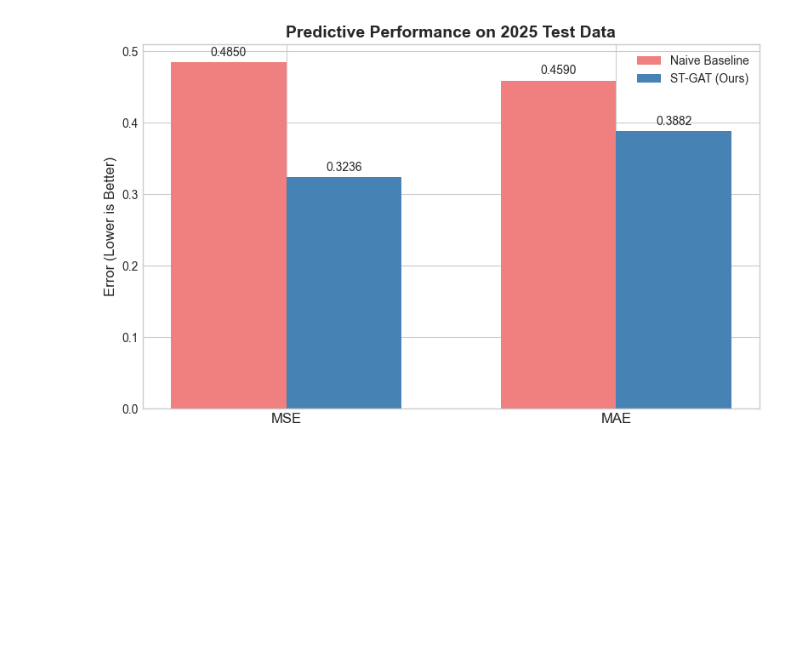
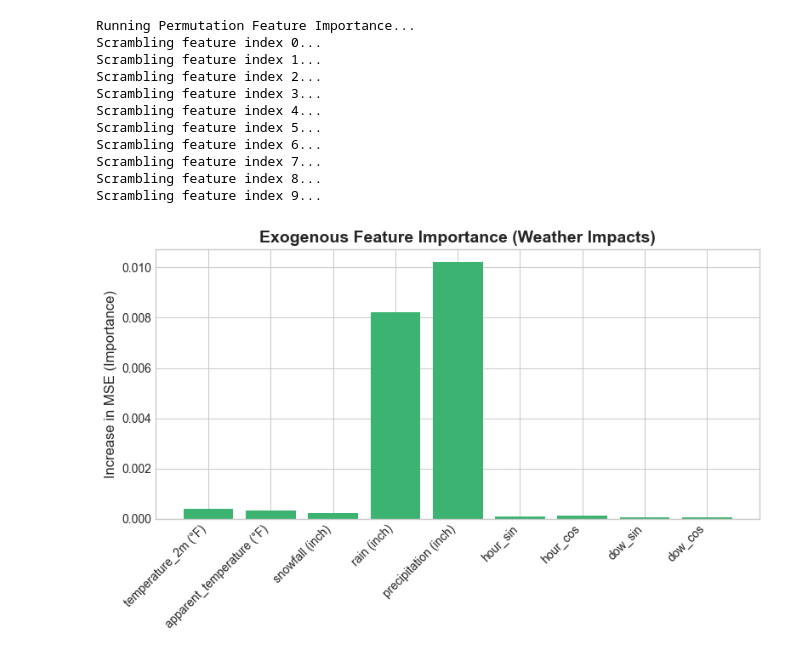
Before and after one commit to aaryakan7/NYC-Urban-Mobility-ST-GAT, a Jupyter notebook: notebooks/evaluate.ipynb, the cells around one changed output. Cells and saved outputs as stored; diff of their text form; code cells hidden in the pictures; blank space fills up the shorter version.

```diff
--- a/notebooks/evaluate.ipynb
+++ b/notebooks/evaluate.ipynb
@@ -86,31 +121,69 @@ ST-GAT Model:   0.3882
 # %%
-metrics = ['MSE', 'MAE']
-baseline_scores = [base_mse, base_mae]
-stgat_scores = [stgat_mse, stgat_mae]
+# Permutation Feature Importance
+print("Running Permutation Feature Importance...")
 
-x = np.arange(len(metrics))
-width = 0.35
+importance_scores = []
+base_mse, _ = calculate_metrics(stgat_predictions, Y_test_numpy)
+
+for feature_idx in range(num_features):
+    print(f"Scrambling feature index {feature_idx}...")
+
+    # 1. Create a fresh copy of the node_features array
+    temp_node_features = node_features.copy()
+
+    # 2. Shuffle the specific feature across the entire timeline
+    feature_data = temp_node_features[:, :, feature_idx].flatten()
+    np.random.shuffle(feature_data)
+    temp_node_features[:, :, feature_idx] = feature_data.reshape(temp_node_features[:, :, feature_idx].shape)
+
+    # 3. Create a temporary Dataset and DataLoader with the scrambled data
+    temp_dataset = NYCTaxiDataset(temp_node_features, demand_data, test_indices, seq_len=48)
+    temp_loader = DataLoader(temp_dataset, batch_size=32, shuffle=False)
+
+    # 4. Run predictions on the scrambled data
+    scrambled_preds = []
+    with torch.no_grad():
+        for batch_X, _ in temp_loader:
+            batch_X = batch_X.to(device)
+            with torch.amp.autocast('cuda'):
+                batch_pred = model(batch_X, edge_index)
+            scrambled_preds.append(batch_pred.cpu().numpy())
+
+    scrambled_preds = np.concatenate(scrambled_preds, axis=0)
+
+    # 5. Calculate how much the error increased
+    scrambled_mse, _ = calculate_metrics(scrambled_preds, Y_test_numpy)
+    importance = scrambled_mse - base_mse
+    importance_scores.append(importance)
+
+# Get feature names dynamically
+df_temp = pd.read_csv('../processed/final_stgat_input.csv', index_col=0, nrows=0)
+weather_cols = [c for c in df_temp.columns if not c.isdigit()]
+feature_names = ['Past Demand'] + weather_cols
 
 fig, ax = plt.subplots(figsize=(8, 5))
-rects1 = ax.bar(x - width/2, baseline_scores, width, label='Naive Baseline', color='lightcoral')
-rects2 = ax.bar(x + width/2, stgat_scores, width, label='ST-GAT (Ours)', color='steelblue')
 
-ax.set_ylabel('Error (Lower is Better)', fontsize=12)
-ax.set_title('Predictive Performance on 2025 Test Data', fontsize=14, fontweight='bold')
-ax.set_xticks(x)
-ax.set_xticklabels(metrics, fontsize=12)
-ax.legend()
+# Exclude "Past Demand" from the chart to focus just on Weather features
+weather_features = feature_names[1:]
+weather_importances = importance_scores[1:]
 
-for rect in rects1 + rects2:
-    height = rect.get_height()
-    ax.annotate(f'{height:.4f}',
-                xy=(rect.get_x() + rect.get_width() / 2, height),
-                xytext=(0, 3),
-                textcoords="offset points",
-                ha='center', va='bottom', fontsize=10)
+ax.bar(weather_features, weather_importances, color='mediumseagreen')
+ax.set_ylabel('Increase in MSE (Importance)', fontsize=12)
+ax.set_title('Exogenous Feature Importance (Weather Impacts)', fontsize=14, fontweight='bold')
+plt.xticks(rotation=45, ha='right')
 
 plt.tight_layout()
-plt.savefig('performance_comparison.png', dpi=300)
 plt.show()
 # %% [output]
+Running Permutation Feature Importance...
+Scrambling feature index 0...
+Scrambling feature index 1...
+Scrambling feature index 2...
+Scrambling feature index 3...
+Scrambling feature index 4...
+Scrambling feature index 5...
+Scrambling feature index 6...
+Scrambling feature index 7...
+Scrambling feature index 8...
+Scrambling feature index 9...
-[figure, old version]
+[figure, new version]
```
Also changed, not shown: parts of 5 cells of this notebook, 3 other files.
